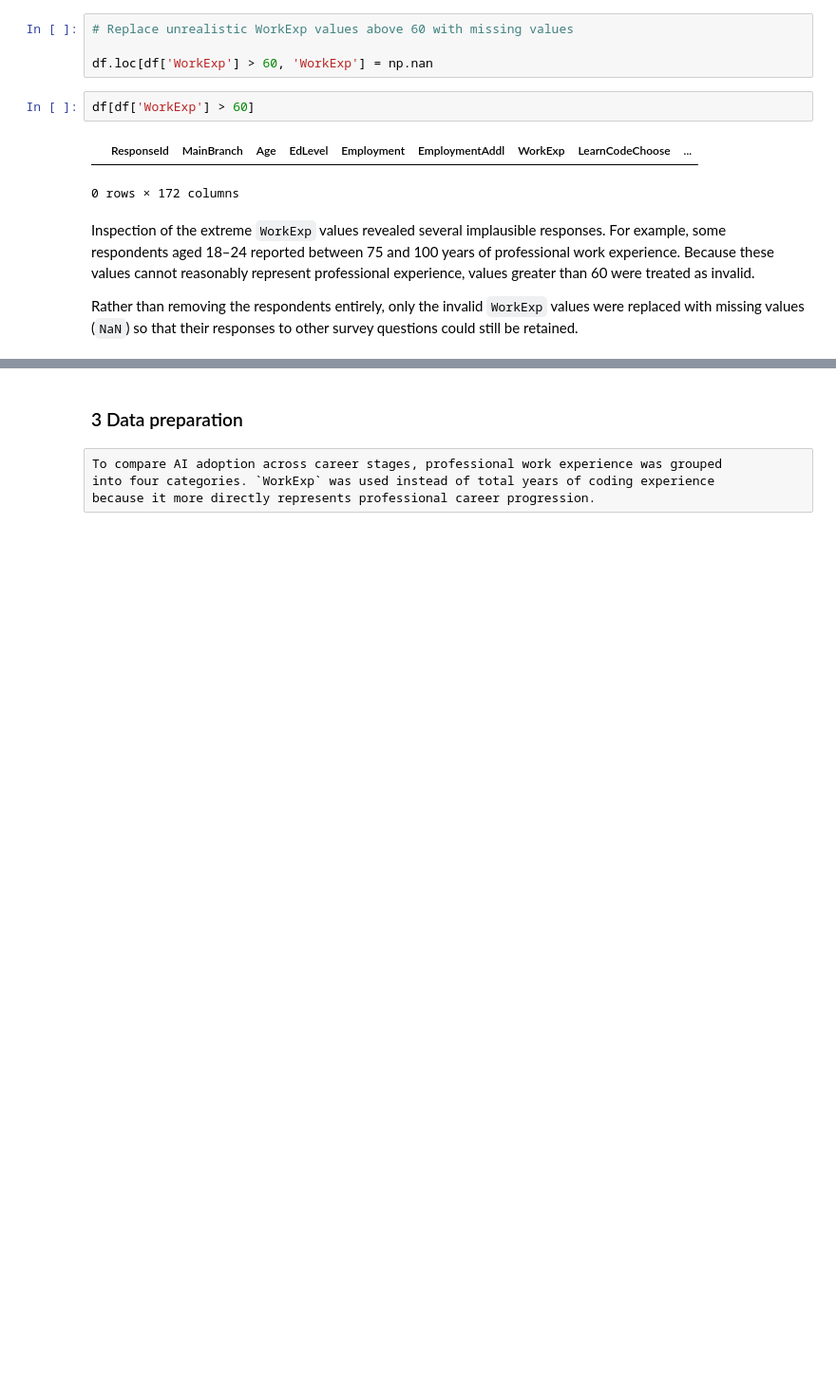
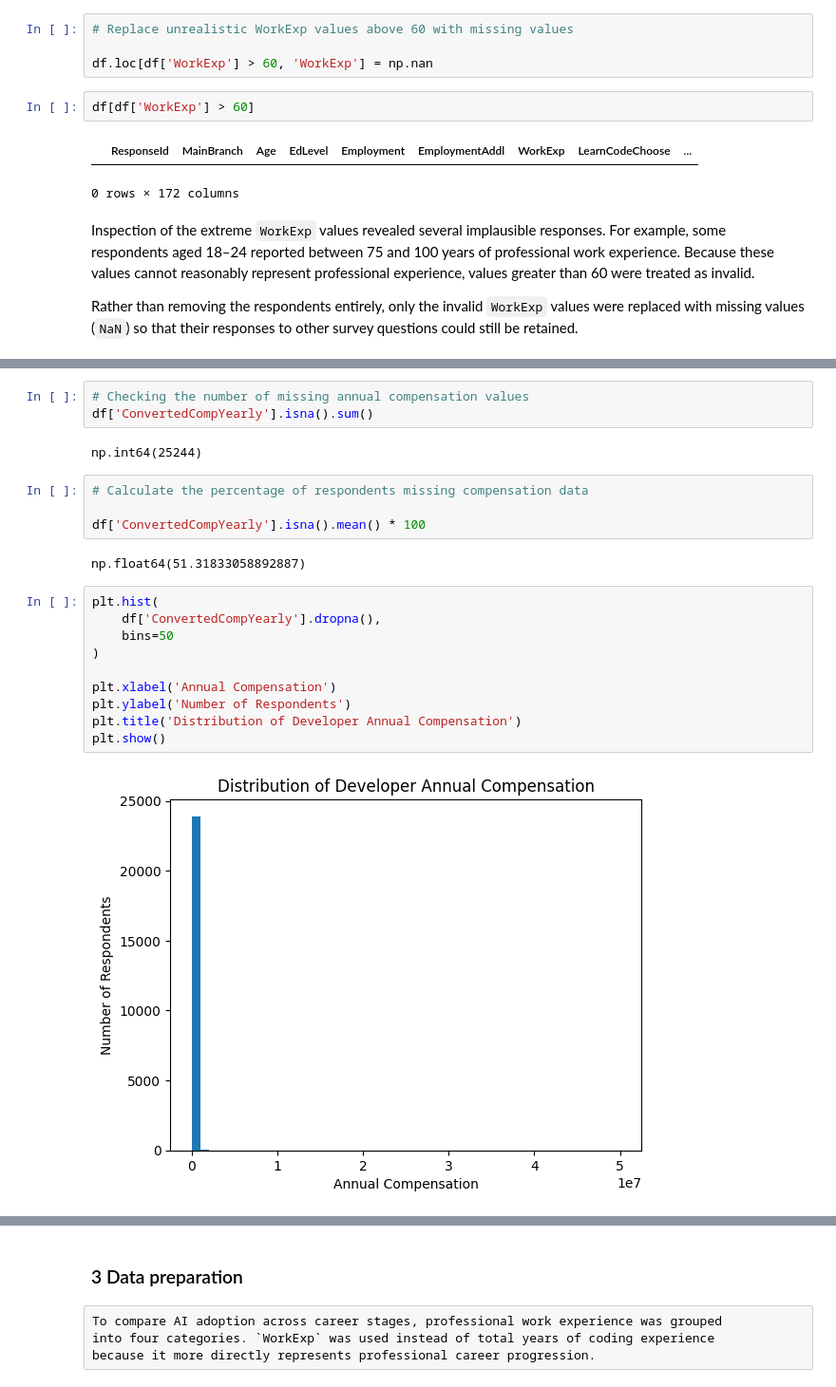
Before and after one commit to RaveTheBrave/Udacity-Data-Science-Stack-Overflow-Blog-Post, a Jupyter notebook: Stack Overflow Blog Post.ipynb, the cells around one changed output, grey strips where cells are left out. Shown at 95% size. Cells and saved outputs as stored; diff of their text form; blank space fills up the shorter version.

```diff
--- a/Stack Overflow Blog Post.ipynb
+++ b/Stack Overflow Blog Post.ipynb
@@ -198,0 +218,23 @@ questions could still be retained.
+# %%
+# Checking the number of missing annual compensation values
+df['ConvertedCompYearly'].isna().sum()
+# %% [output]
+np.int64(25244)
+# %%
+# Calculate the percentage of respondents missing compensation data
+
+df['ConvertedCompYearly'].isna().mean() * 100
+# %% [output]
+np.float64(51.31833058892887)
+# %%
+plt.hist(
+    df['ConvertedCompYearly'].dropna(),
+    bins=50
+)
+
+plt.xlabel('Annual Compensation')
+plt.ylabel('Number of Respondents')
+plt.title('Distribution of Developer Annual Compensation')
+plt.show()
+# %% [output]
+[figure, added]
```
Also changed, not shown: parts of 43 cells of this notebook.
